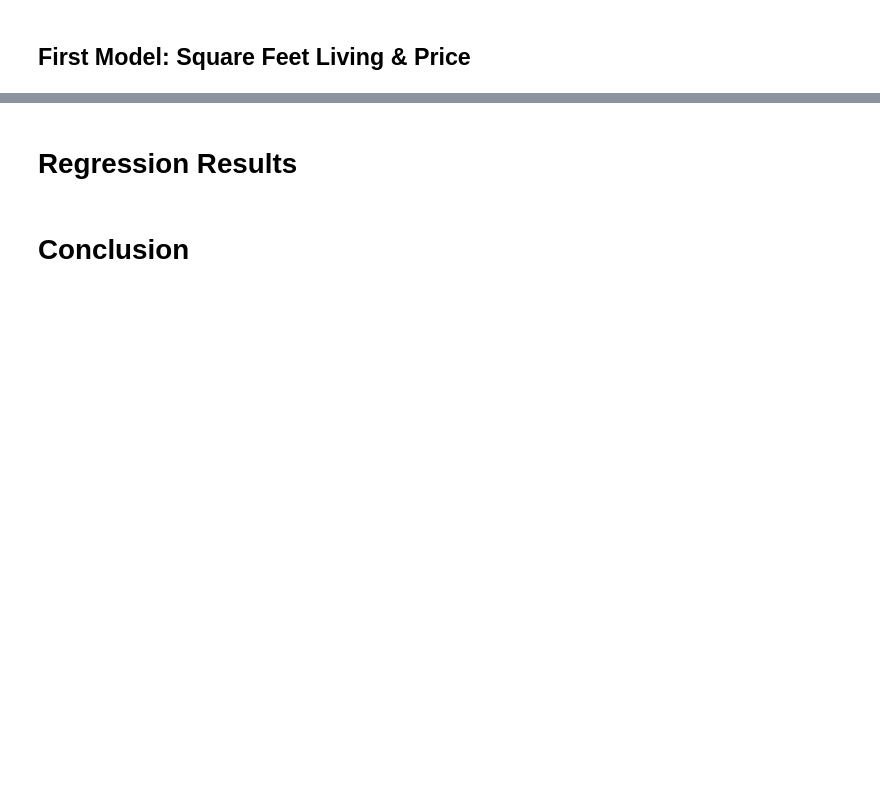
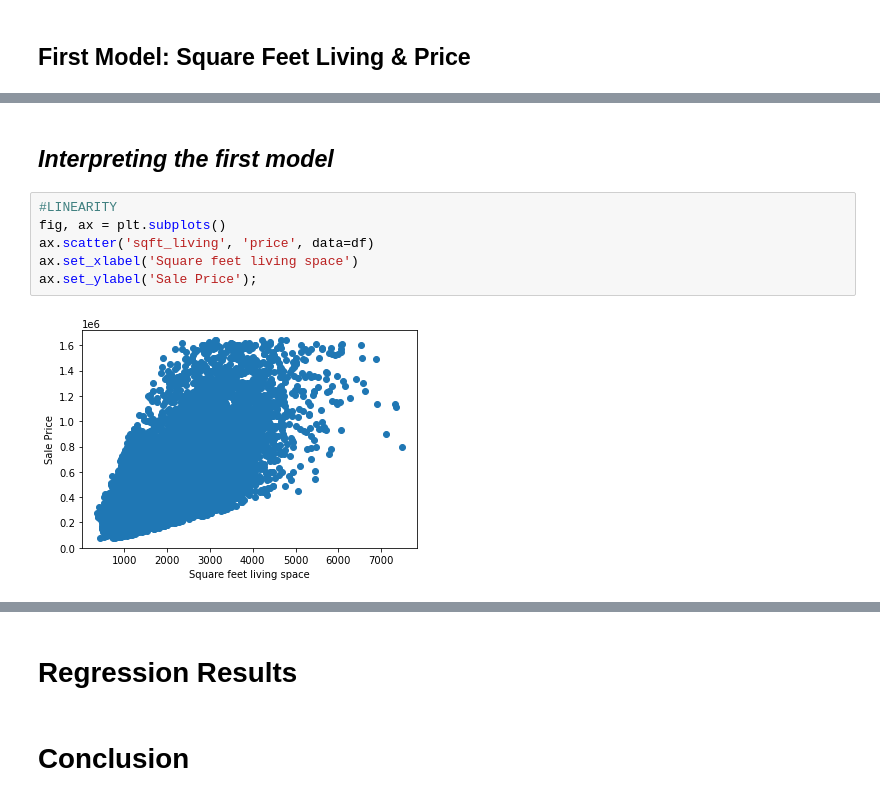
Before and after one commit to cyborgsage/kingco-realestate, a Jupyter notebook: doug_index.ipynb, the cells around one changed output, grey strips where cells are left out. Saved outputs shown, nothing was run; the diff lists cells and outputs as text; blank space fills up the shorter version.

```diff
--- a/doug_index.ipynb
+++ b/doug_index.ipynb
@@ -321,0 +289,10 @@ ax.set_ylabel("Actual - Predicted Value");
+# %% [markdown]
+## *Interpreting the first model*
+# %%
+#LINEARITY
+fig, ax = plt.subplots()
+ax.scatter('sqft_living', 'price', data=df)
+ax.set_xlabel('Square feet living space')
+ax.set_ylabel('Sale Price');
+# %% [output]
+[figure, added]
```
Also changed, not shown: parts of 82 cells of this notebook.
